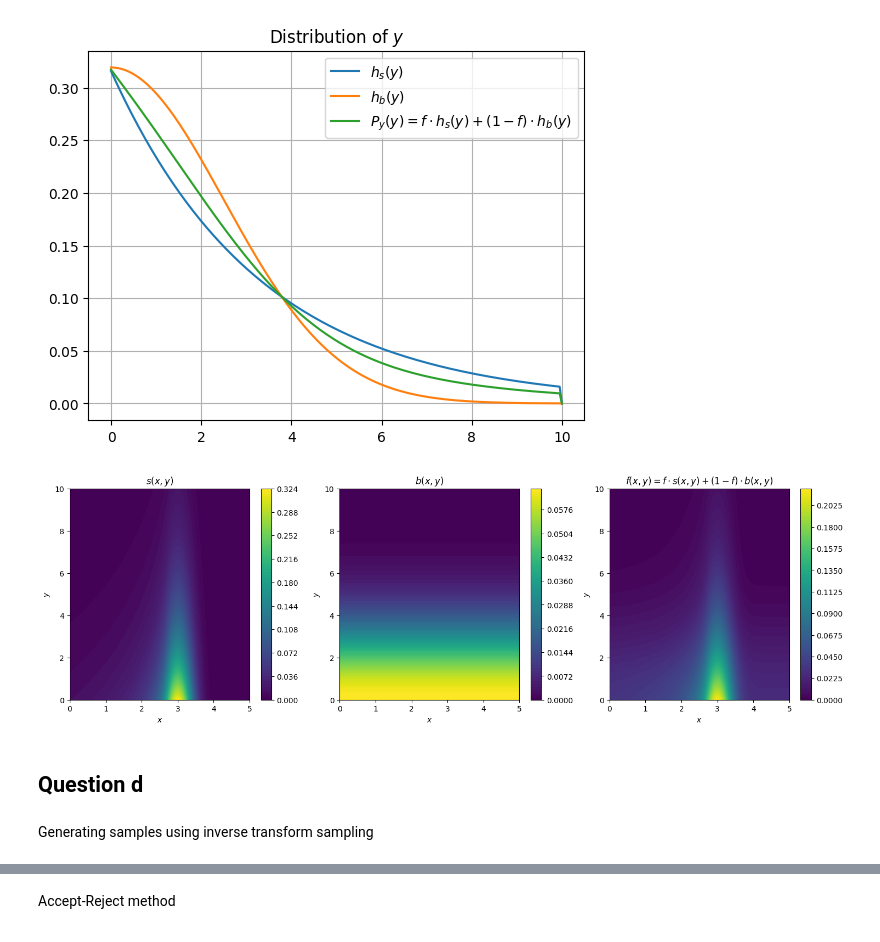
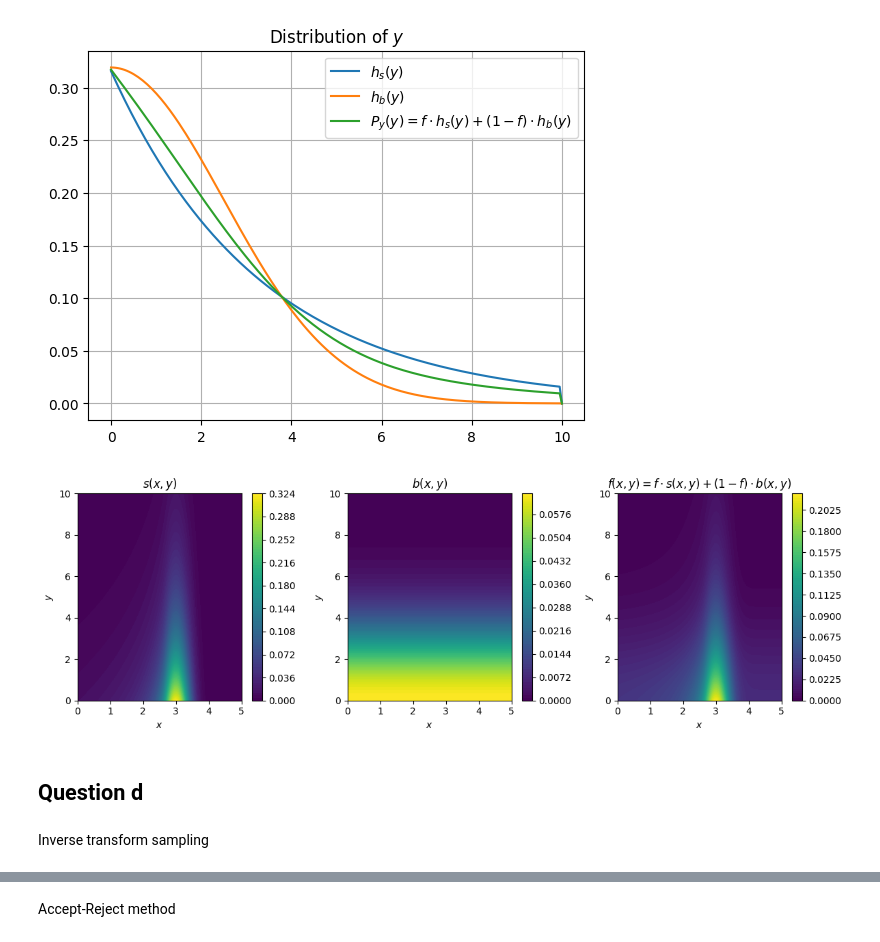
Before and after one commit to john-zhaoyuanzhen/Statistical-Methods-Coursework, a Jupyter notebook: s1.ipynb, the cells around one changed output, grey strips where cells are left out. Cells and saved outputs as stored; diff of their text form; code cells hidden in the pictures.

```diff
--- a/s1.ipynb
+++ b/s1.ipynb
@@ -66,29 +71,31 @@ plt.show()
 # %%
 X, Y = np.meshgrid(x, y)
 
-fig, ax = plt.subplots(1, 3, figsize=(18, 5))
+fig, ax = plt.subplots(1, 3, figsize=(12, 4))
 
 sxy = ax[0].contourf(X, Y, s_xy(Y, X, beta, m, mu, sigma, lmda), levels=100)
 ax[0].set_title('$s(x,y)$')
 ax[0].set_xlabel('$x$')
 ax[0].set_ylabel('$y$')
 fig.colorbar(sxy, ax=ax[0])
 
 bxy = ax[1].contourf(X, Y, b_xy(Y, X, mu_b, sigma_b), levels=100)
 ax[1].set_title('$b(x,y)$')
 ax[1].set_xlabel('$x$')
 ax[1].set_ylabel('$y$')
 fig.colorbar(bxy, ax=ax[1])
 
 fxy = ax[2].contourf(X, Y, f_xy(Y, X, mu, sigma, beta, m, f, lmda, mu_b, sigma_b), levels=100)
 ax[2].set_title('$f(x,y) = f \\cdot s(x,y) + (1-f) \\cdot b(x,y)$')
 ax[2].set_xlabel('$x$')
 ax[2].set_ylabel('$y$')
 fig.colorbar(fxy, ax=ax[2])
 
+plt.tight_layout()
+plt.savefig('plots/2d_dists.png')
 plt.show()
 # %% [output]
-[figure, old version]
+[figure, new version]
 # %% [markdown]
 ## Question d
 # %%
@@ -105,8 +112,8 @@ def density(xy, mu=3, sigma=0.3, beta=1, m=1.4, f=0.6, lmda=0.3, mu_b=0, sigma_b
     # Unpack the data
     x, y = xy
     return N, N*f_xy(y, x, mu, sigma, beta, m, f, lmda, mu_b, sigma_b)
-# %% [markdown]
-Generating samples using inverse transform sampling
+# %% [markdown]
+Inverse transform sampling
 # %%
 def inverse_transform_sampling(N, mu=3, sigma=0.3, beta=1, m=1.4, f=0.6, lmda=0.3, mu_b=0, sigma_b = 2.5):
     """Generate N samples from the joint distribution f_xy(x, y) using the inverse transform sampling method."""
```
Also changed, not shown: parts of 16 cells of this notebook, 12 other files.
